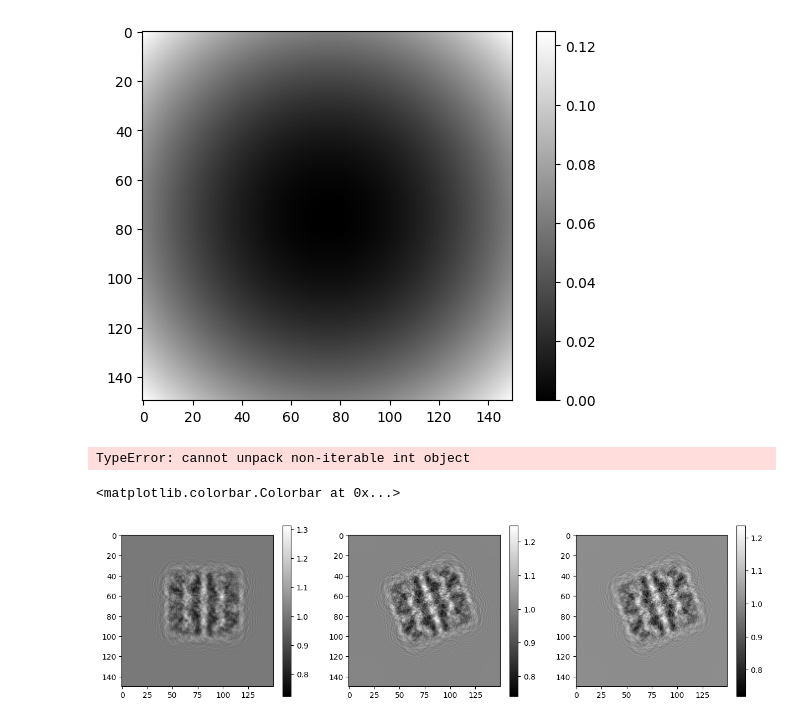
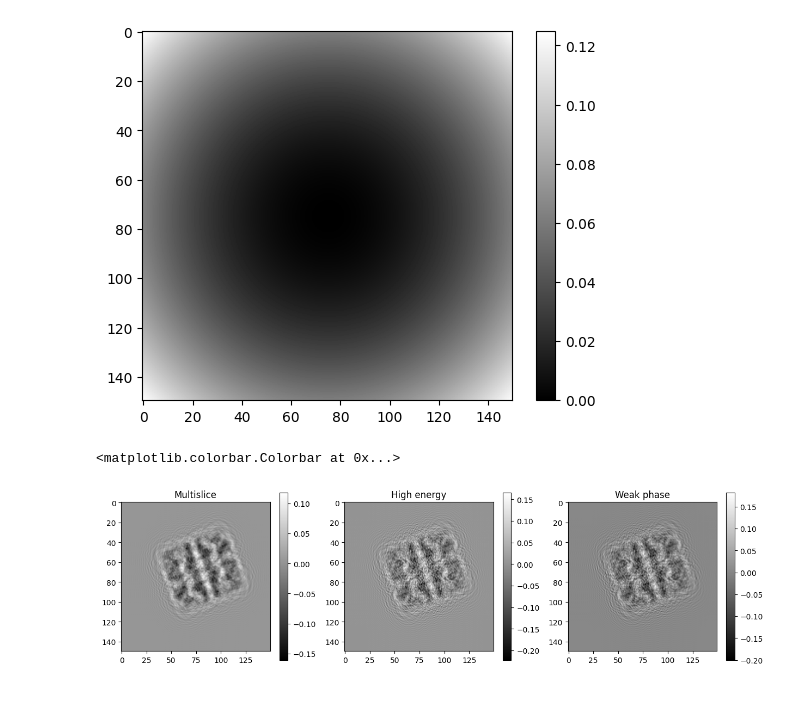
Before and after one commit to mjo22/cryojax, a Jupyter notebook: docs/examples/multislice.ipynb, the cells around one changed output. Saved outputs shown, nothing was run; the diff lists cells and outputs as text; code cells hidden in the pictures.

Commit message:
for now, get rid of attempt to pass a voxel grid to the multislice algorithm

```diff
--- a/docs/examples/multislice.ipynb
+++ b/docs/examples/multislice.ipynb
@@ -58,8 +58,8 @@ pose = cxs.EulerAnglePose(
     view_psi=20.0,
     view_phi=0.0,
 )
-structural_ensemble = cxs.SingleStructureEnsemble(voxel_potential, pose)
-atom_structural_ensemble = cxs.SingleStructureEnsemble(atom_potential, pose)
+# structural_ensemble = cxs.SingleStructureEnsemble(voxel_potential, pose)
+structural_ensemble = cxs.SingleStructureEnsemble(atom_potential, pose)
 
 wtf = cxe.WaveTransferFunction(
     defocus_in_angstroms=10000.0,
@@ -78,19 +78,19 @@ multislice_scattering_theory = cxe.MultisliceScatteringTheory(
     structural_ensemble, multislice_integrator, cxe.WaveTransferTheory(wtf)
 )
 high_energy_scattering_theory = cxe.HighEnergyScatteringTheory(
-    structural_ensemble, cxs.NufftProjection(), cxe.WaveTransferTheory(wtf)
+    structural_ensemble, cxs.GaussianMixtureProjection(), cxe.WaveTransferTheory(wtf)
 )
 weak_phase_scattering_theory = cxs.WeakPhaseScatteringTheory(
-    structural_ensemble, cxs.NufftProjection(), cxs.ContrastTransferTheory(ctf)
+    structural_ensemble, cxs.GaussianMixtureProjection(), cxs.ContrastTransferTheory(ctf)
 )
 # %%
-multislice_imaging_pipeline = cxs.IntensityImagingPipeline(
+multislice_imaging_pipeline = cxs.ContrastImagingPipeline(
     instrument_config, multislice_scattering_theory
 )
-high_energy_imaging_pipeline = cxs.IntensityImagingPipeline(
+high_energy_imaging_pipeline = cxs.ContrastImagingPipeline(
     instrument_config, high_energy_scattering_theory
 )
-weak_phase_imaging_pipeline = cxs.IntensityImagingPipeline(
+weak_phase_imaging_pipeline = cxs.ContrastImagingPipeline(
     instrument_config, weak_phase_scattering_theory
 )
 
@@ -99,16 +99,17 @@ im1, im2, im3 = (
     high_energy_imaging_pipeline.render(),
     weak_phase_imaging_pipeline.render(),
 )
-# %% [output]
-TypeError: cannot unpack non-iterable int object
 # %%
 fig, axes = plt.subplots(ncols=3, figsize=(15, 4))
 m1 = axes[0].imshow(im1, cmap="gray")
 m2 = axes[1].imshow(im2, cmap="gray")
 m3 = axes[2].imshow(im3, cmap="gray")
+axes[0].set(title="Multislice")
+axes[1].set(title="High energy")
+axes[2].set(title="Weak phase")
 fig.colorbar(m1)
 fig.colorbar(m2)
 fig.colorbar(m3)
 # %% [output]
 <matplotlib.colorbar.Colorbar at 0x...>
-[figure, old version]
+[figure, new version]
```
Also changed, not shown: parts of 1 cell of this notebook, 1 other file.
